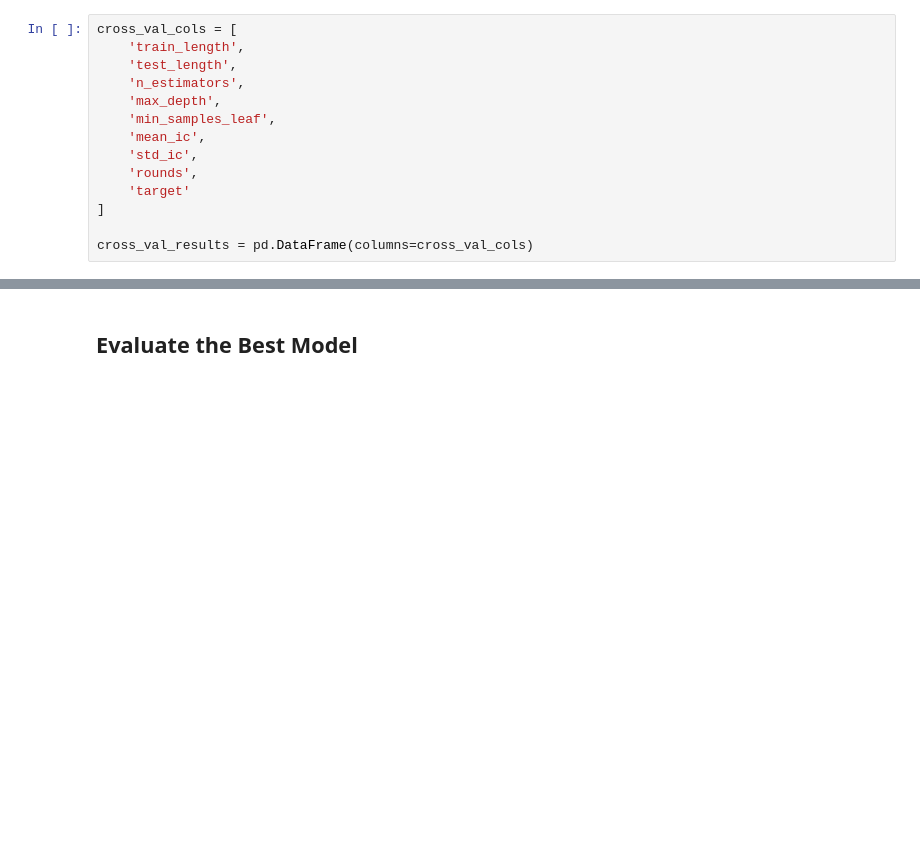
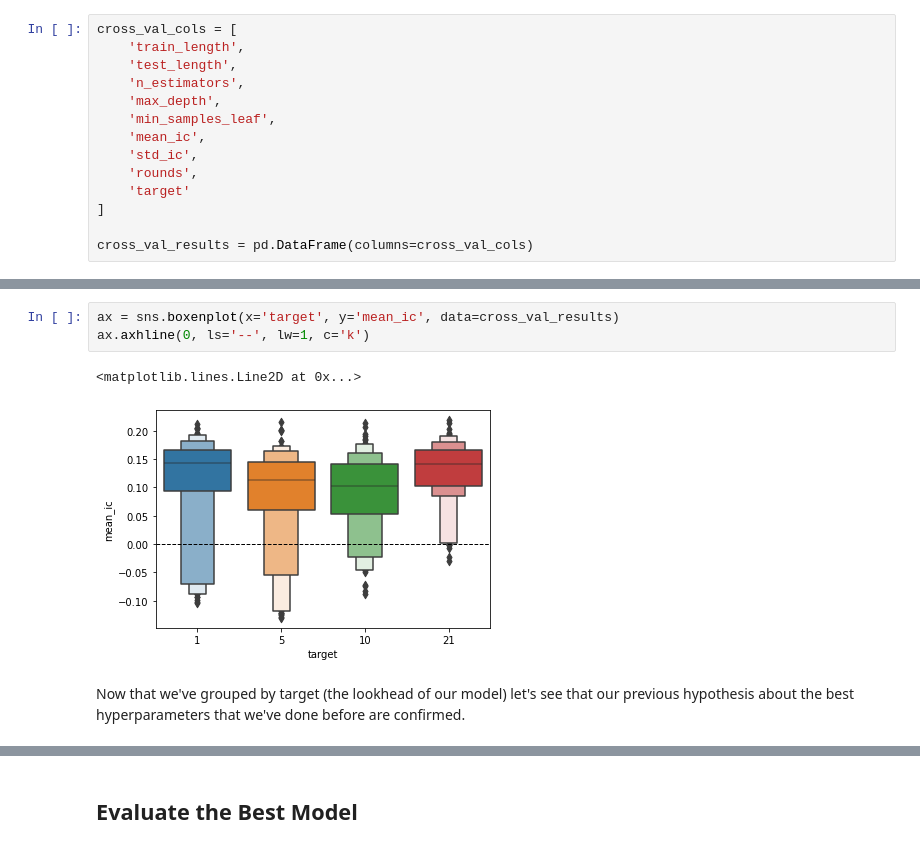
Before and after one commit to paolodelia99/ng-strategies, a Jupyter notebook: ml_based_strategies/tree_regressor.ipynb, the cells around one changed output, grey strips where cells are left out. Cells and saved outputs as stored; diff of their text form; blank space fills up the shorter version.

Commit message:
updated requirements.txt, worked on hyperparameters analysis

```diff
--- a/ml_based_strategies/tree_regressor.ipynb
+++ b/ml_based_strategies/tree_regressor.ipynb
@@ -389,0 +471,9 @@ f'{gridsearch_reg.best_score_:.2f}'
+# %%
+ax = sns.boxenplot(x='target', y='mean_ic', data=cross_val_results)
+ax.axhline(0, ls='--', lw=1, c='k')
+# %% [output]
+<matplotlib.lines.Line2D at 0x...>
+[figure, added]
+# %% [markdown]
+Now that we've grouped by target (the lookhead of our model) let's see that our previous hypothesis about
+the best hyperparameters that we've done before are confirmed.
```
Also changed, not shown: parts of 45 cells of this notebook, 2 other files.
